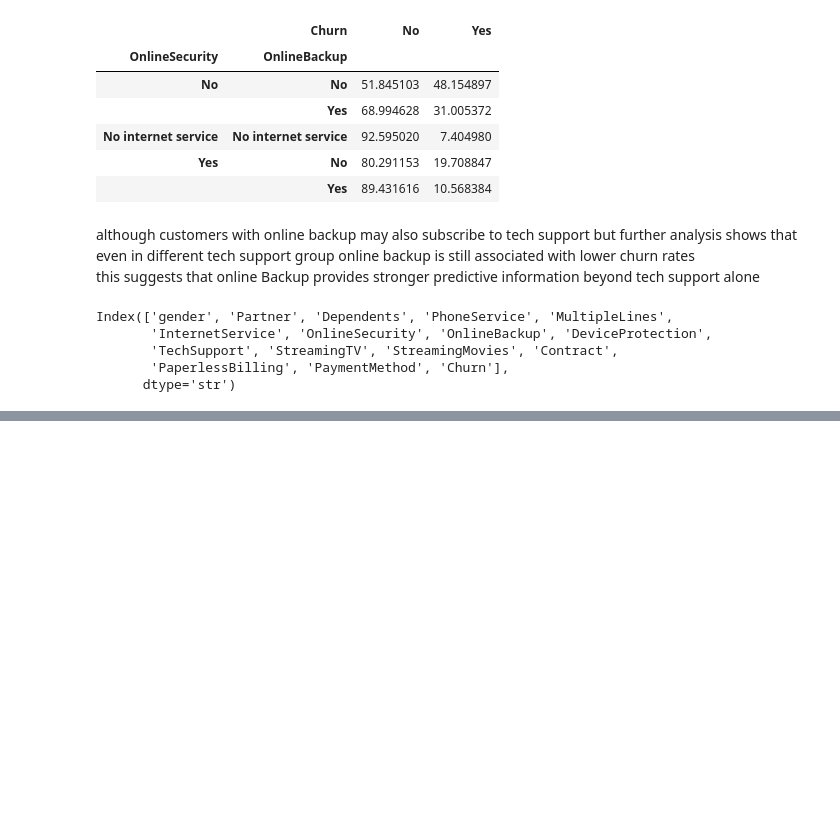
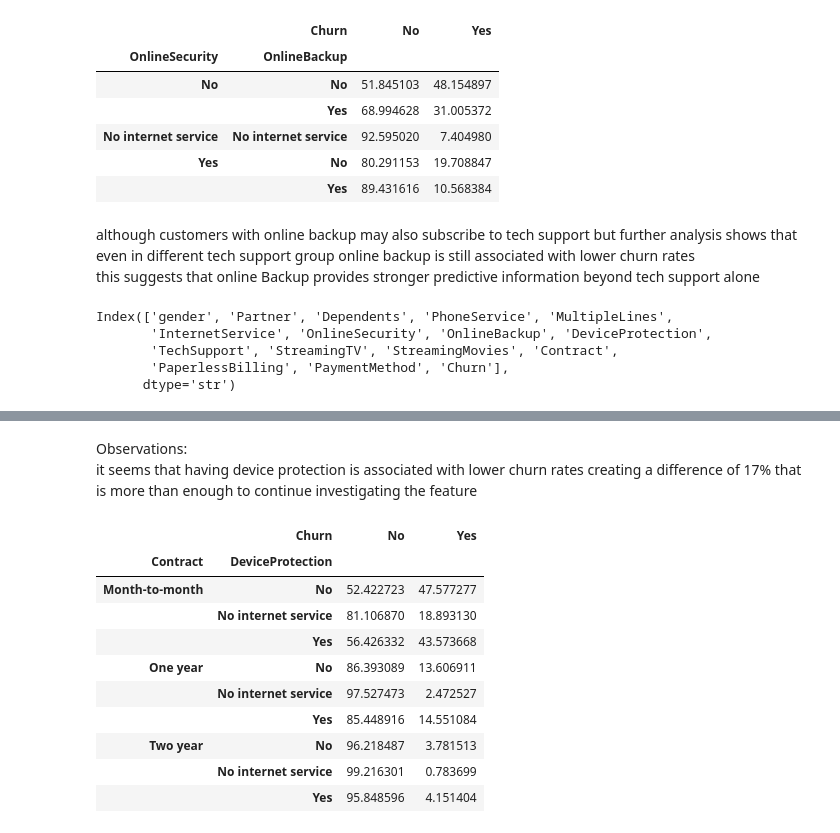
Before and after one commit to SuryanshThapliyal/IBM-Telco-customer-churn-prediction, a Jupyter notebook: customer_churn.ipynb, the cells around one changed output, grey strips where cells are left out. Cells and saved outputs as stored; diff of their text form; code cells hidden in the pictures; blank space fills up the shorter version.

```diff
--- a/customer_churn.ipynb
+++ b/customer_churn.ipynb
@@ -777,0 +841,21 @@ Index(['gender', 'Partner', 'Dependents', 'PhoneService', 'MultipleLines',
+# %% [markdown]
+Observations:
+it seems that having device protection is associated with lower churn rates creating a difference of 17% that is more than enough to continue investigating the feature
+# %%
+pd.crosstab(
+    [df['Contract'],df['DeviceProtection']],
+    df['Churn'],
+    normalize = 'index'
+)*100
+# %% [output]
+|  | Churn | No | Yes |
+| Contract | DeviceProtection |  |  |
+| Month-to-month | No | 52.422723 | 47.577277 |
+|  | No internet service | 81.106870 | 18.893130 |
+|  | Yes | 56.426332 | 43.573668 |
+| One year | No | 86.393089 | 13.606911 |
+|  | No internet service | 97.527473 | 2.472527 |
+|  | Yes | 85.448916 | 14.551084 |
+| Two year | No | 96.218487 | 3.781513 |
+|  | No internet service | 99.216301 | 0.783699 |
+|  | Yes | 95.848596 | 4.151404 |
```
Also changed, not shown: parts of 31 cells of this notebook.
